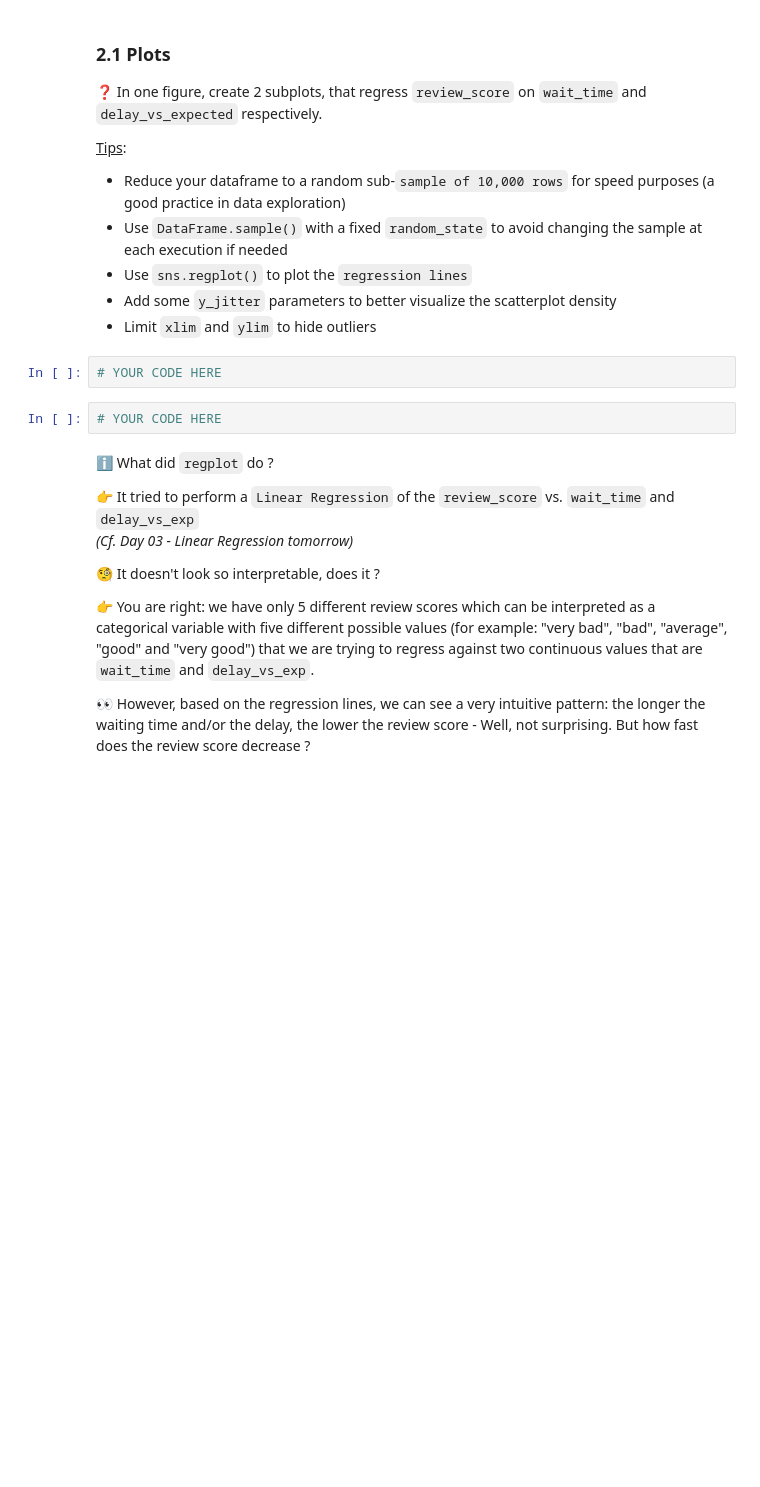
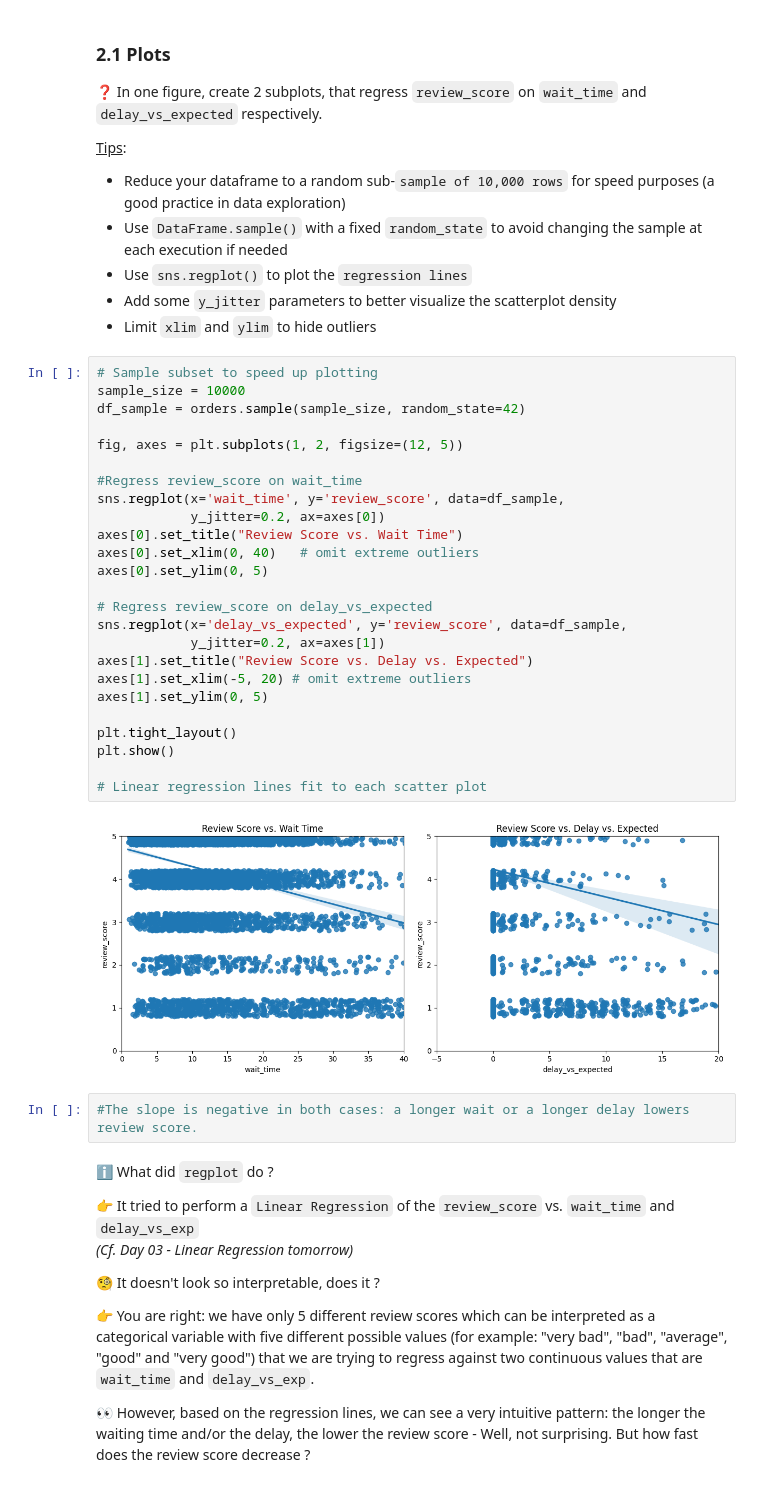
Before and after one commit to andyheggs/data-simple-analysis, a Jupyter notebook: simple_analysis.ipynb, the cells around one changed output. Drawn from its saved outputs; the diff is of its cells as text; blank space fills up the shorter version.

```diff
--- a/simple_analysis.ipynb
+++ b/simple_analysis.ipynb
@@ -89,10 +114,35 @@ else:
 - Use `sns.regplot()` to plot the `regression lines`
 - Add some `y_jitter` parameters to better visualize the scatterplot density
 - Limit `xlim` and `ylim` to hide outliers
-# %%
-# YOUR CODE HERE
-# %%
-# YOUR CODE HERE
+# %%
+# Sample subset to speed up plotting
+sample_size = 10000
+df_sample = orders.sample(sample_size, random_state=42)
+
+fig, axes = plt.subplots(1, 2, figsize=(12, 5))
+
+#Regress review_score on wait_time
+sns.regplot(x='wait_time', y='review_score', data=df_sample,
+            y_jitter=0.2, ax=axes[0])
+axes[0].set_title("Review Score vs. Wait Time")
+axes[0].set_xlim(0, 40)   # omit extreme outliers
+axes[0].set_ylim(0, 5)
+
+# Regress review_score on delay_vs_expected
+sns.regplot(x='delay_vs_expected', y='review_score', data=df_sample,
+            y_jitter=0.2, ax=axes[1])
+axes[1].set_title("Review Score vs. Delay vs. Expected")
+axes[1].set_xlim(-5, 20) # omit extreme outliers
+axes[1].set_ylim(0, 5)
+
+plt.tight_layout()
+plt.show()
+
+# Linear regression lines fit to each scatter plot
+# %% [output]
+[figure, added]
+# %%
+#The slope is negative in both cases: a longer wait or a longer delay lowers review score.
 # %% [markdown]
 ℹ️ What did `regplot` do ?
 
```
Also changed, not shown: parts of 14 cells of this notebook.
